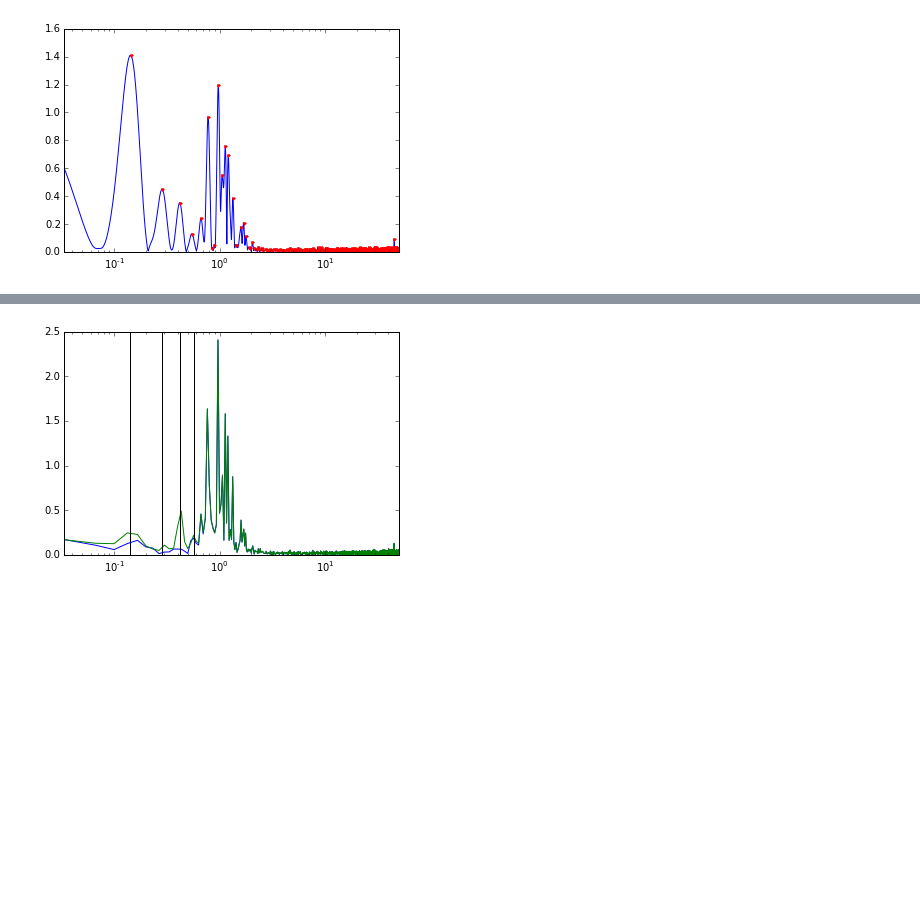
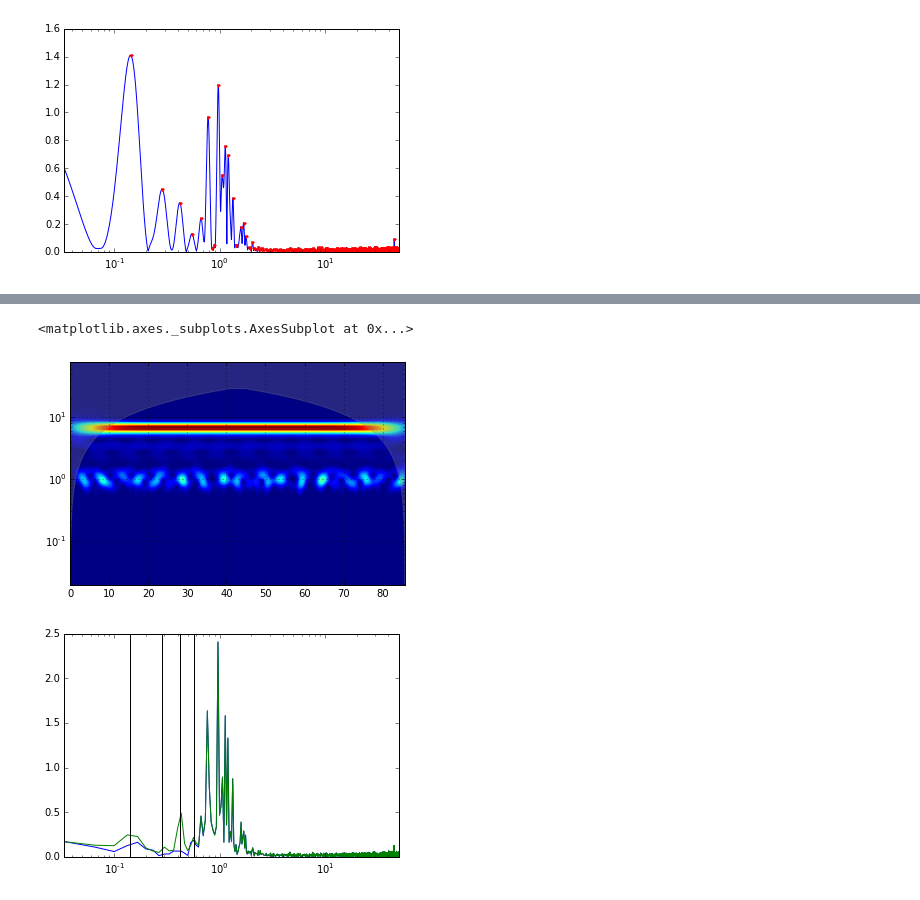
Before and after one commit to aaren/thesis, a Jupyter notebook: chapters/turbulence/wave-subtraction/summary.ipynb, the cells around one changed output, grey strips where cells are left out. Saved outputs shown, nothing was run; the diff lists cells and outputs as text; code cells hidden in the pictures; blank space fills up the shorter version.

```diff
--- a/chapters/turbulence/wave-subtraction/summary.ipynb
+++ b/chapters/turbulence/wave-subtraction/summary.ipynb
@@ -206,3 +236,8 @@ plt.plot(time[:3000], standing_waves.sum(axis=1)[:3000], 'r')
+# %%
+wavelets.WaveletTransform(standing_waves_more.sum(axis=1), dt=0.01).plot_power()
+# %% [output]
+<matplotlib.axes._subplots.AxesSubplot at 0x...>
+[figure, added]
 # %%
 plt.semilogx(freqs, np.abs(np.fft.rfft(presignal - standing_waves.sum(axis=1)[:3000])))
 plt.semilogx(freqs, np.abs(np.fft.rfft(presignal - standing_waves_exact.sum(axis=1)[:3000])))
```
Also changed, not shown: parts of 38 cells of this notebook, 8 other files.
